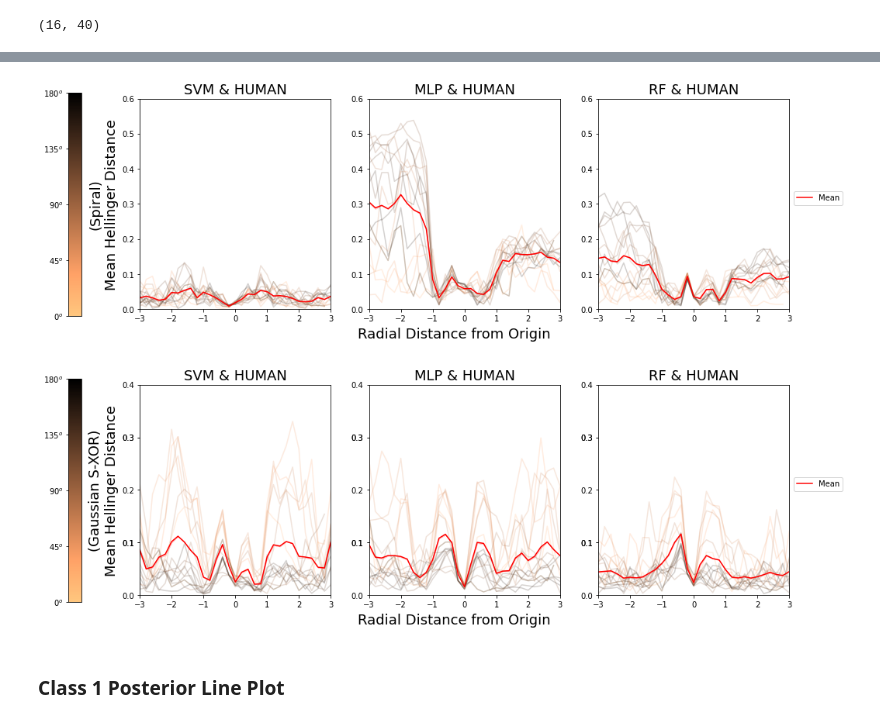
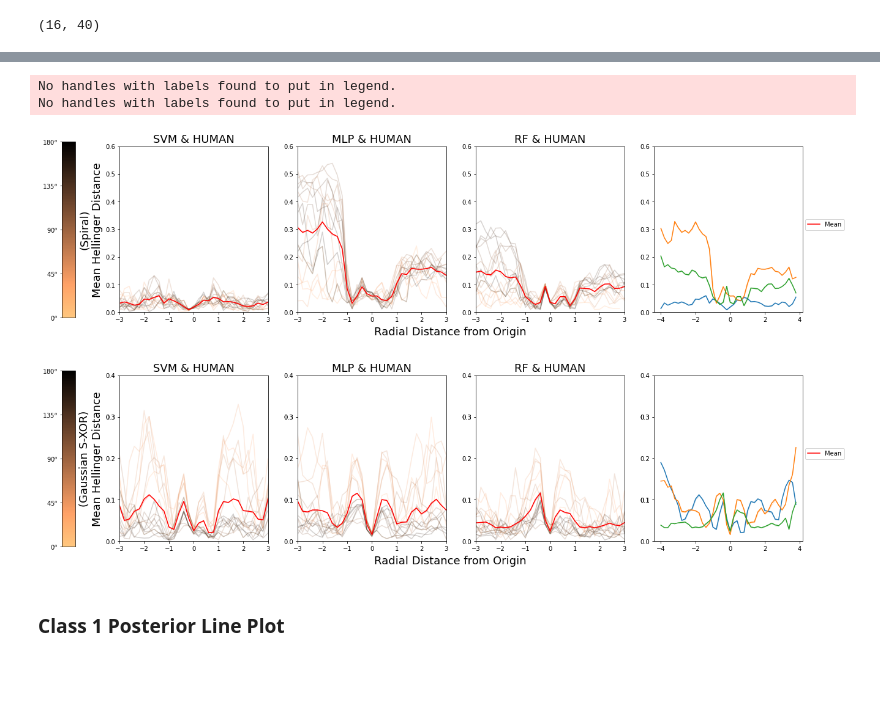
Before and after one commit to jshinm/inductive-bias-experiment, a Jupyter notebook: experiments/20210820_generate_pub_figures.ipynb, the cells around one changed output, grey strips where cells are left out. Cells and saved outputs as stored; diff of their text form; code cells hidden in the pictures; blank space fills up the shorter version.

Commit message:
add the fourth panel to the figure 3

```diff
--- a/experiments/20210820_generate_pub_figures.ipynb
+++ b/experiments/20210820_generate_pub_figures.ipynb
@@ -277,7 +277,7 @@ for i_scheme, diff_col_scheme in enumerate(['RdBu', jovo_cmap_grn, jovo_cmap_prp
         row = idx // 3
         col = idx % 3
         # ax.set_axis_off()
-        mlp = ax.scatter(ib.mask[:,0], ib.mask[:,1], c=hdists[row][col], cmap=diff_col_scheme, vmin=0, vmax=np.array(hdists).max().round(1))
+        mlp = ax.scatter(ib.mask[:,0], ib.mask[:,1], c=hdists[row][col], cmap=diff_col_scheme, vmin=0, vmax=1) #np.array(hdists).max().round(1)) #consistent colorbar range (0-1)
 
         if row == 0:
             ax.set_title(ib.mtype[col] + ' & HUMAN', fontsize=fsize)
@@ -375,76 +402,84 @@ lp_temp[0,:,0].shape
 # %%
 mpl.rcParams['text.usetex'] = False
 
+panel_num = 4
+mean_lines = []
+
 for j, dt in enumerate(dtype):
 
-    fig, ax = plt.subplots(1,3, figsize=[5*3,5])
+    fig, ax = plt.subplots(1, panel_num, figsize=[5*panel_num, 5])
     plt.locator_params(axis="y", nbins=5)
     t_ylim = 0
+    mean_lines.append([])
 
-    for i in range(4):
+    for i in range(panel_num):
 
-        if i == 4:
-            #last comp
-            pass
+        if i == 3:
+            #last panel
+            for line in range(len(mean_lines[j])):
+                sns.lineplot(data=mean_lines[j][line], x='rad', y='value', ci=0, ax=ax[i])#, color='red')
+        else:
+            #calculating individual lines
+            tempdf = pd.DataFrame(lp_temp[j,:,i])
+            tempdf.columns = x_range
 
-        #calculating individual lines
-        tempdf = pd.DataFrame(lp_temp[j,:,i])
-        tempdf.columns = x_range
+            if round(tempdf.max().max(),1) > t_ylim:
+                t_ylim = round(tempdf.max().max()+0.05,1)
 
-        if round(tempdf.max().max(),1) > t_ylim:
-            t_ylim = round(tempdf.max().max()+0.05,1)
+            sns.lineplot(data=tempdf.T, ax=ax[i], palette='copper_r', alpha=0.2, dashes=None)#, dashes=[(1,1) for i in range(len(angles))])
 
-        sns.lineplot(data=tempdf.T, ax=ax[i], palette='copper_r', alpha=0.2, dashes=None)#, dashes=[(1,1) for i in range(len(angles))])
+            ax[i].set_title(label[i] + ' & HUMAN', fontsize=fsize)
+            ax[i].set_xlim([-3,3])
 
-        ax[i].set_title(label[i] + ' & HUMAN', fontsize=fsize)
-        ax[i].set_xlim([-3,3])
+            #calculating the average
+            tempdf = pd.DataFrame(lp_temp[j,:,i])
+            tempdf.columns = x_range
+            tempdf2 = tempdf.T
+            tempdf2['rad'] = tempdf.T.index.to_numpy()
+            tempdf2.columns = [f'{i}' for i in range(len(angles))] + ['rad']
+            tempdf3 = tempdf2
+            tempdf3 = pd.melt(tempdf3, 'rad')
+            mean_lines[j].append(tempdf3)
 
-        #calculating the average
-        tempdf = pd.DataFrame(lp_temp[j,:,i])
-        tempdf.columns = x_range
-        tempdf2 = tempdf.T
-        tempdf2['rad'] = tempdf.T.index.to_numpy()
-        tempdf2.columns = [f'{i}' for i in range(len(angles))] + ['rad']
-        tempdf3 = tempdf2
-        tempdf3 = pd.melt(tempdf3, 'rad')
-
-        sns.lineplot(data=tempdf3, x='rad', y='value', ci=0, ax=ax[i], color='red')
+            sns.lineplot(data=tempdf3, x='rad', y='value', ci=0, ax=ax[i], color='red')
 
         if i > 0:
             ax[i].legend().remove()
         else:
             # ax[i].legend(angles, bbox_to_anchor=(3.7,0.98), title='Angles') #depreciated (adds complete list of angles)
-            ax[i].legend([Line2D([0], [0], color='red')], ['Mean'], bbox_to_anchor=(3.7,0.58))
+            ax[i].legend([Line2D([0], [0], color='red')], ['Mean'], bbox_to_anchor=(3.7+1.2,0.58)) #bbox (x, y)
 
-    for i in range(3):
+    for i in range(panel_num):
         ax[i].set_ylim([0, t_ylim])
         ax[i].set_xlabel('')
         ax[i].set_ylabel('')
         ax[i].yaxis.set_ticks(np.linspace(0, t_ylim, num=7).round(1))
 
     # left colorbar specification
     tick_n = 5
     mpl.rcParams['text.usetex'] = True #throws an error when globally activated
     ticks = [i + r'$^{o}$' for i in np.linspace(0, 180, tick_n).astype(int).astype(str)]
     mpl.rcParams['text.usetex'] = False
 
-    cax = plt.axes([0.04, 0.1, 0.015, 0.8])
+    cax = plt.axes([0.06, 0.1, 0.015, 0.8])
     cbar = plt.colorbar(mpl.cm.ScalarMappable(cmap='copper_r'), cax=cax)
 
     # parameters need to be set after colorbar is generated
     cax.yaxis.set_label_position('left')
     cax.yaxis.set_ticks_position('left')
     cbar.ax.locator_params(nbins=tick_n-1)
     cax.yaxis.set_ticklabels(ticks)
 
     ax[0].set_ylabel(f'({dt})\nMean Hellinger Distance', fontsize=fsize)
     fig.supxlabel('Radial Distance from Origin', fontsize=fsize)
 
     if SAVEFIG:
         plt.savefig(f'figs/[20210820_generate_pub_figures]_figure3_hellinger_{dtype[j]}_{str(ib.date.date())}.jpg', bbox_inches='tight')
 # %% [output]
+No handles with labels found to put in legend.
+No handles with labels found to put in legend.
-[figure, old version]
+[figure, new version]
-[figure, old version]
+[figure, new version]
 # %% [markdown]
 ### Class 1 Posterior Line Plot
 # %%
```
Also changed, not shown: parts of 7 cells of this notebook.
